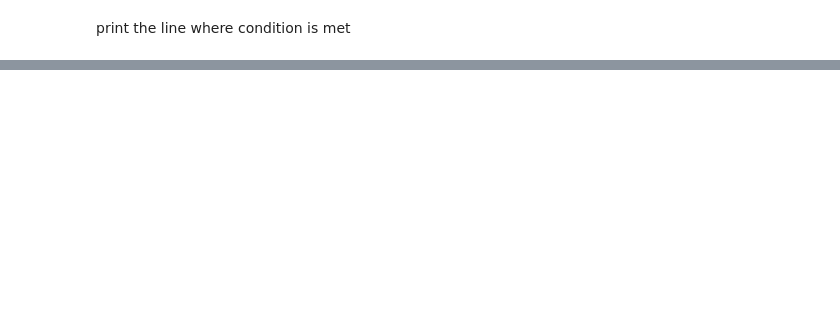
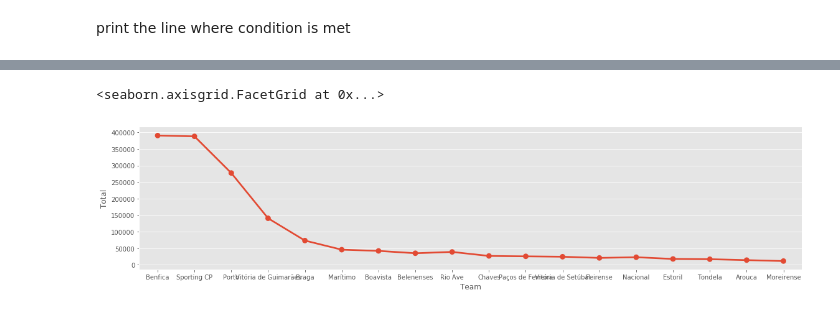
Before and after one commit to guimarais/ipc, a Jupyter notebook: 5 - Data sets with pandas.ipynb, the cells around one changed output, grey strips where cells are left out. Cells and saved outputs as stored; diff of their text form; code cells hidden in the pictures; blank space fills up the shorter version.

```diff
--- a/5 - Data sets with pandas.ipynb
+++ b/5 - Data sets with pandas.ipynb
@@ -219,0 +312,5 @@ plt.show()
+# %%
+sns.factorplot(x='Team', y='Total', data=ndf, aspect=4, )
+# %% [output]
+<seaborn.axisgrid.FacetGrid at 0x...>
+[figure, added]
```
Also changed, not shown: parts of 32 cells of this notebook.
